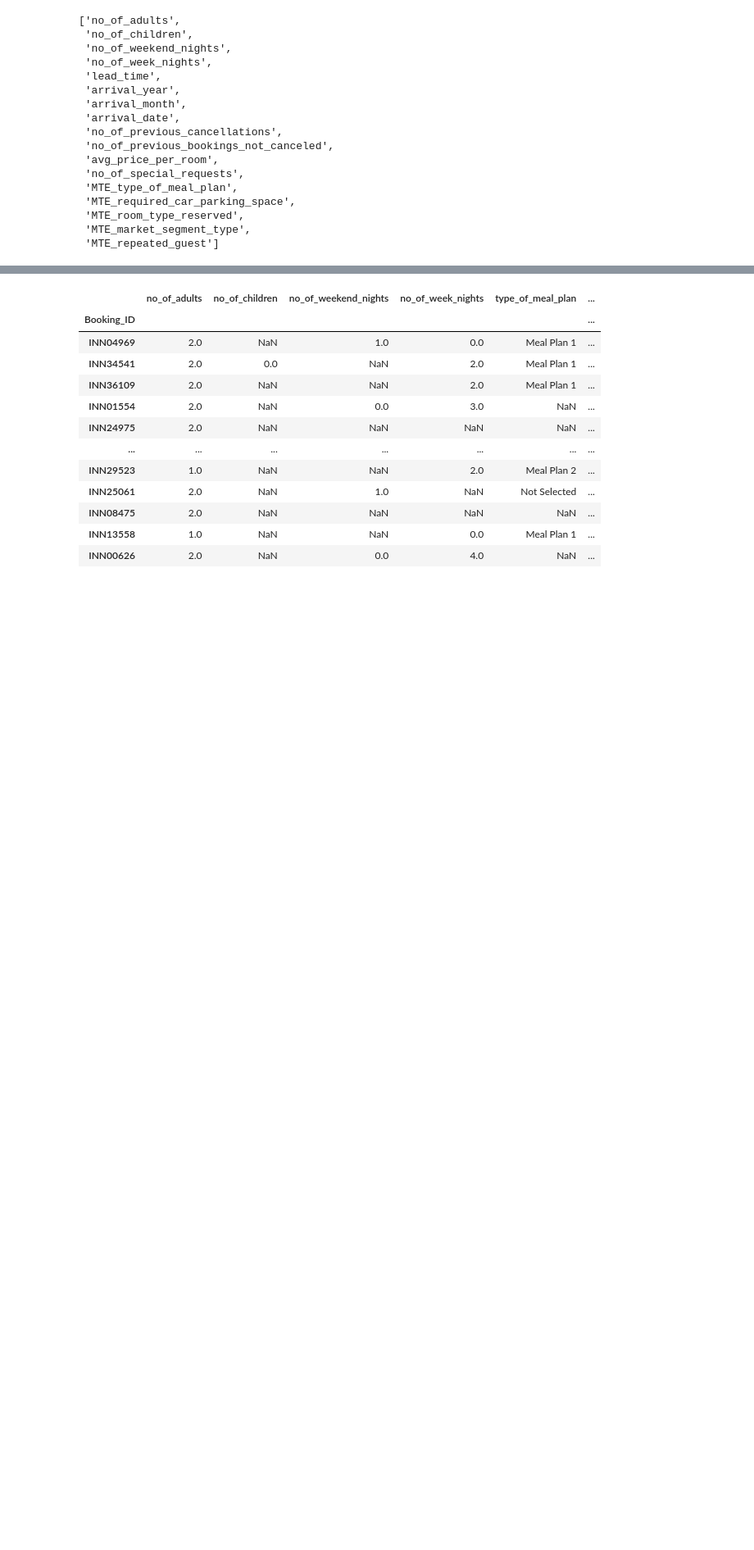
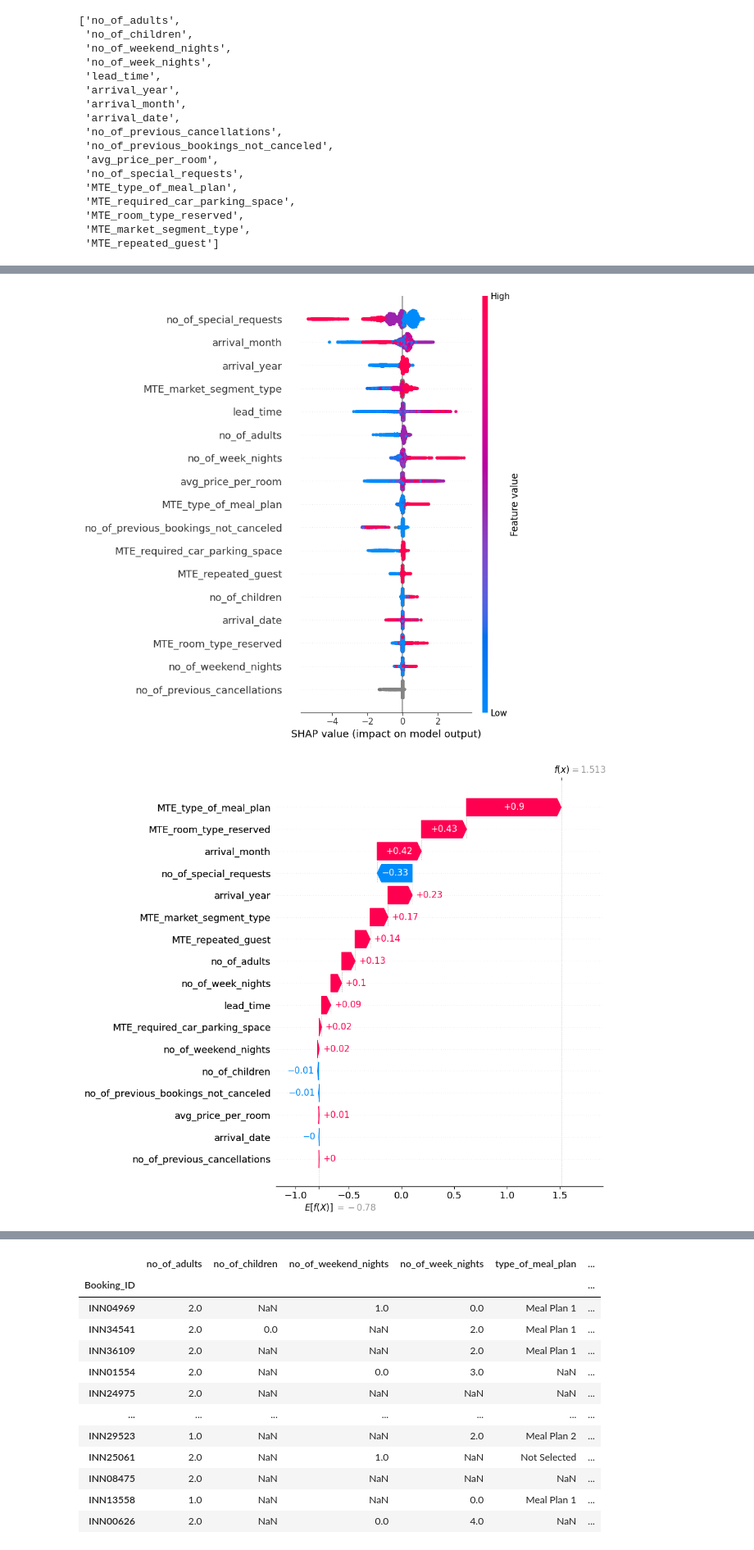
Before and after one commit to WerKz21/Data_Science_2, a Jupyter notebook: Practicals/HW1/HW1.ipynb, the cells around one changed output, grey strips where cells are left out. Shown at 82% size. Drawn from its saved outputs; the diff is of its cells as text; code cells hidden in the pictures; blank space fills up the shorter version.

```diff
--- a/Practicals/HW1/HW1.ipynb
+++ b/Practicals/HW1/HW1.ipynb
@@ -406,0 +419,20 @@ plt.show()
+# %%
+import shap
+shap.initjs()
+
+explainer = shap.TreeExplainer(booster_sklearn)
+shap_values = explainer.shap_values(data[cols_pred])
+
+plt.figure()
+shap.summary_plot(shap_values, data[cols_pred], max_display=20, show=True)
+plt.show()
+
+shap.force_plot(explainer.expected_value, shap_values[0,:], data[cols_pred].iloc[0,:])
+
+shap.plots._waterfall.waterfall_legacy(
+    expected_value=explainer.expected_value,
+    shap_values=shap_values[0, :],
+    feature_names=cols_pred,
+    max_display=20
+)
+# %% [output]
@@ -406,0 +440,2 @@ plt.show()
+[figure, added]
+[figure, added]
```
Also changed, not shown: parts of 27 cells of this notebook, 2 other files.
